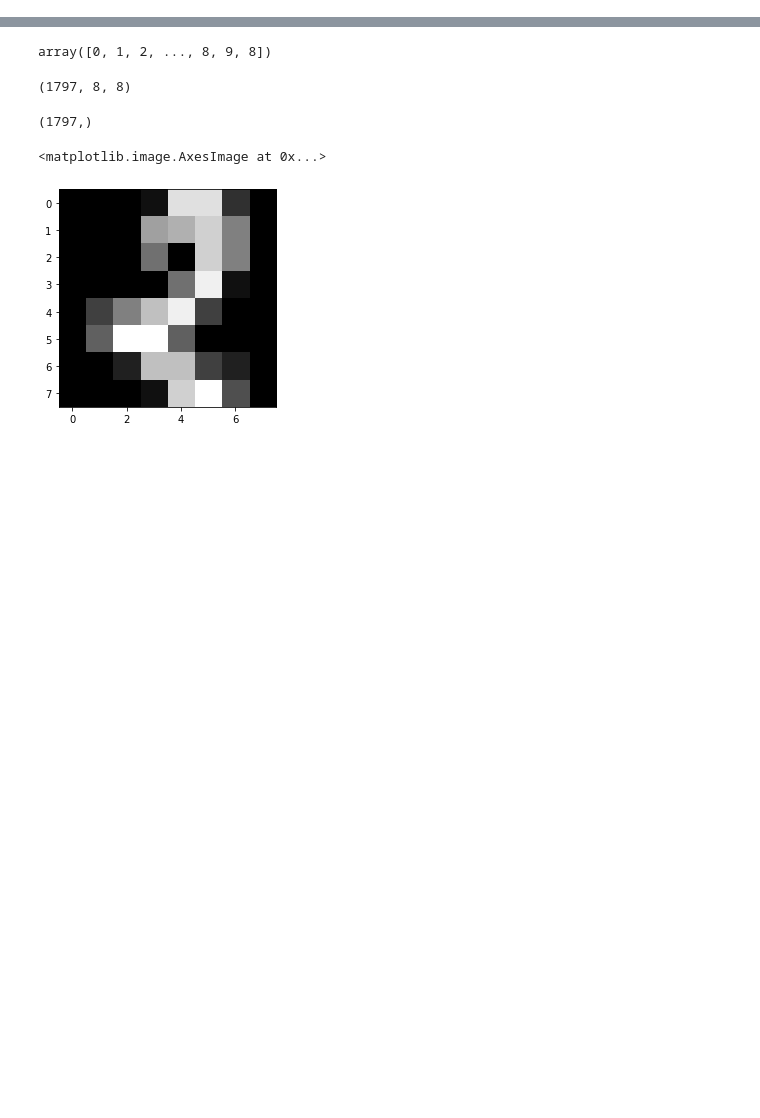
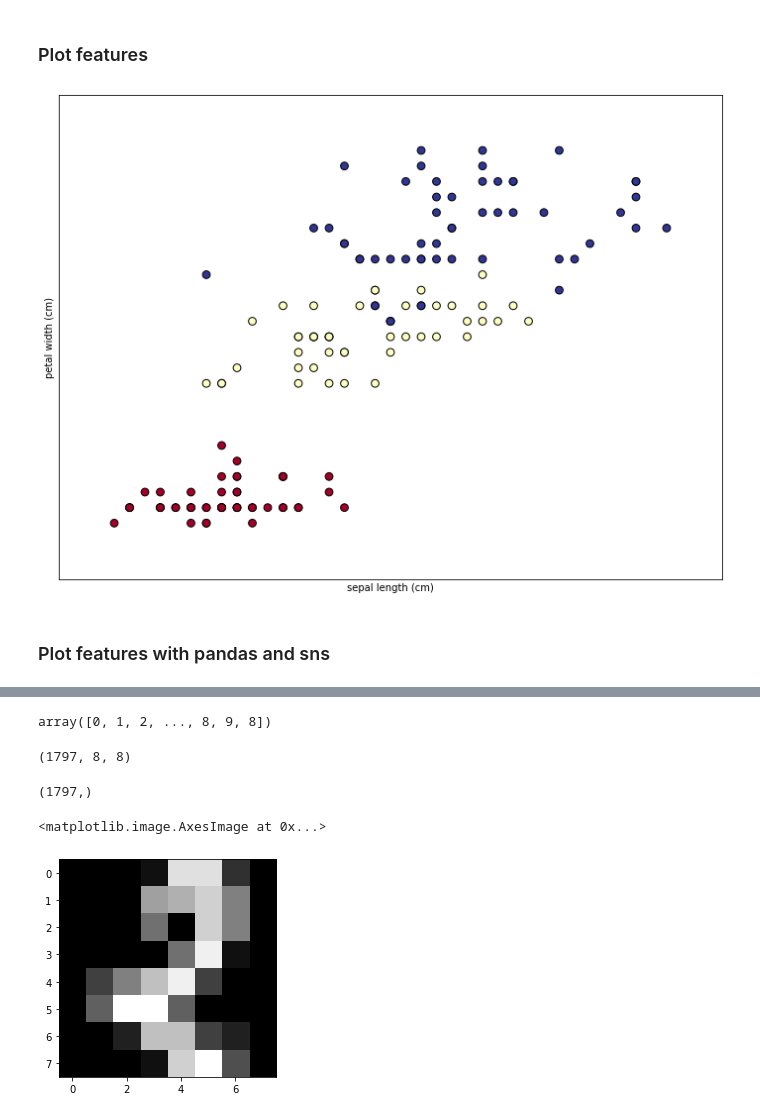
Before and after one commit to asrenninger/Week2, a Jupyter notebook: ml_basics.ipynb, the cells around one changed output, grey strips where cells are left out. Drawn from its saved outputs; the diff is of its cells as text; code cells hidden in the pictures; blank space fills up the shorter version.

```diff
--- a/ml_basics.ipynb
+++ b/ml_basics.ipynb
@@ -33,0 +140,36 @@ print(digits.data)
+# %% [markdown]
+### Plot features
+# %%
+X = iris.data
+y = iris.target
+
+# Selected features for visualization     Change for different feature sets!
+f1 = 0
+f2 = 3
+
+minF1 = X[:, f1].min()
+maxF1 = X[:, f1].max()
+padF1 = (maxF1 - minF1) / 10
+
+minF2 = X[:, f2].min()
+maxF2 = X[:, f2].max()
+padF2 = (maxF1 - minF1) / 10
+
+plt.figure(2, figsize=(12,9))
+plt.clf()
+
+# Plot the training points
+plt.scatter(X[:, f1], X[:, f2], c=y, cmap=plt.cm.RdYlBu, edgecolor='k', s=60)
+plt.xlabel(iris.feature_names[f1])
+plt.ylabel(iris.feature_names[f2])
+
+plt.xlim(minF1 - padF1, maxF1 + padF1)
+plt.ylim(minF2 - padF2, maxF2 + padF2)
+plt.xticks(())
+plt.yticks(())
+
+plt.show()
+# %% [output]
+[figure, added]
+# %% [markdown]
+### Plot features with pandas and sns
```
Also changed, not shown: parts of 103 cells of this notebook, 1 other file.
